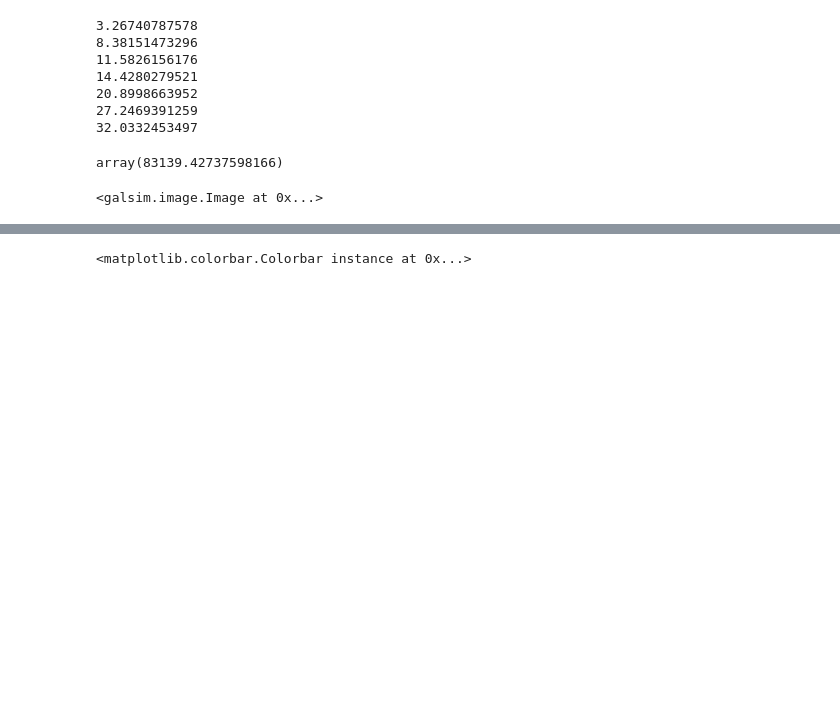
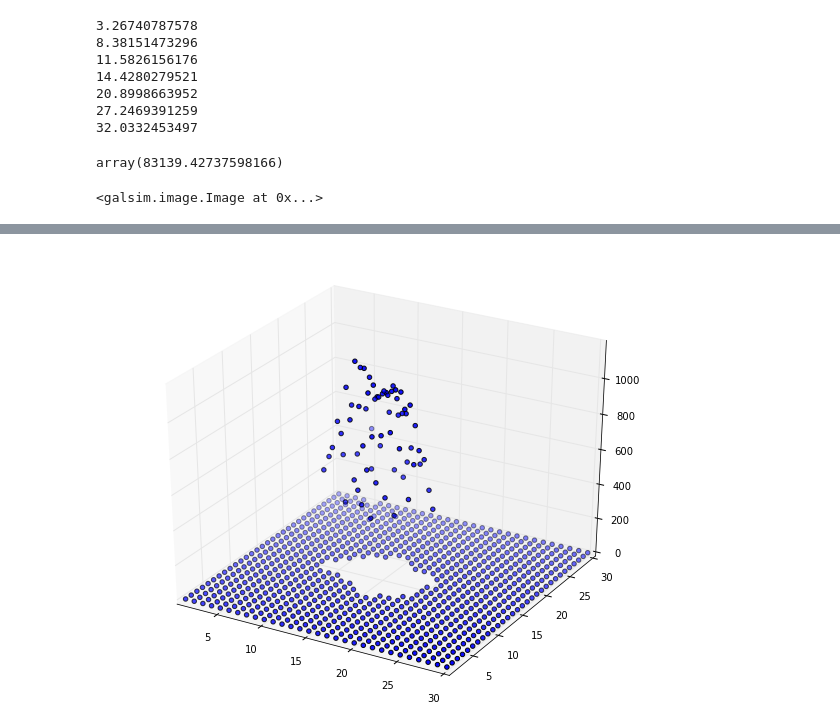
Before and after one commit to alvarezcl/deblending, a Jupyter notebook: cs231a/Real_Galaxy_Test.ipynb, the cells around one changed output, grey strips where cells are left out. Saved outputs shown, nothing was run; the diff lists cells and outputs as text; code cells hidden in the pictures; blank space fills up the shorter version.

```diff
--- a/cs231a/Real_Galaxy_Test.ipynb
+++ b/cs231a/Real_Galaxy_Test.ipynb
@@ -116,19 +138,14 @@ plt.colorbar()
 # %%
 # Plotting the 3D structure
+%matplotlib inline
 x,y = im.array.shape
 domain = np.linspace(1,x,num=x)
 X,Y = np.meshgrid(domain,domain)
-fig = plt.figure(figsize=(20,11))
+fig = plt.figure(figsize=(10,8))
 ax = fig.add_subplot(111,projection='3d')
-ax.scatter(X,Y,data)
+ax.scatter(X,Y,filtered_data)
 plt.show()
+# %% [output]
+[figure, added]
-# %%
-# Compute the FT
-ft = np.fft.fft2(data)
-mag = np.absolute(ft)
-plt.imshow(np.log(mag),interpolation='none',origin='lower')
-plt.colorbar()
-# %% [output]
-<matplotlib.colorbar.Colorbar instance at 0x...>
 # %%
 # Compute asymmetry
```
Also changed, not shown: parts of 20 cells of this notebook, 16 other files.
